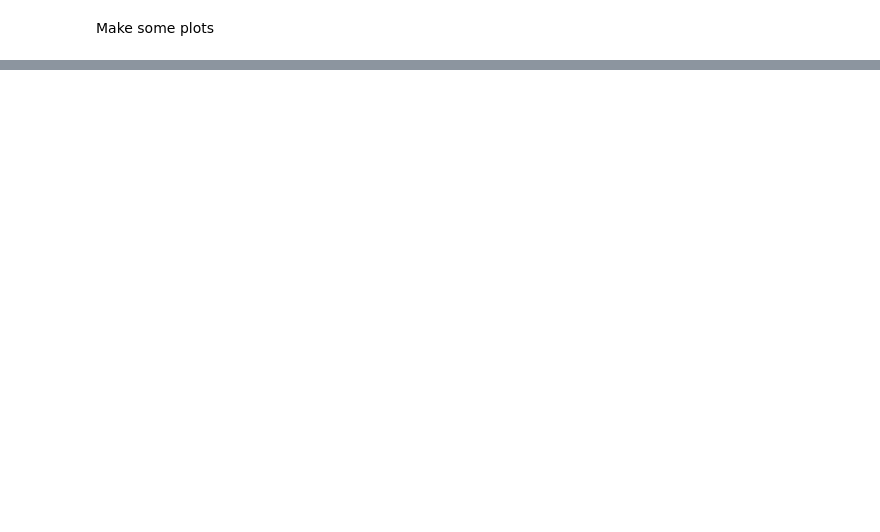
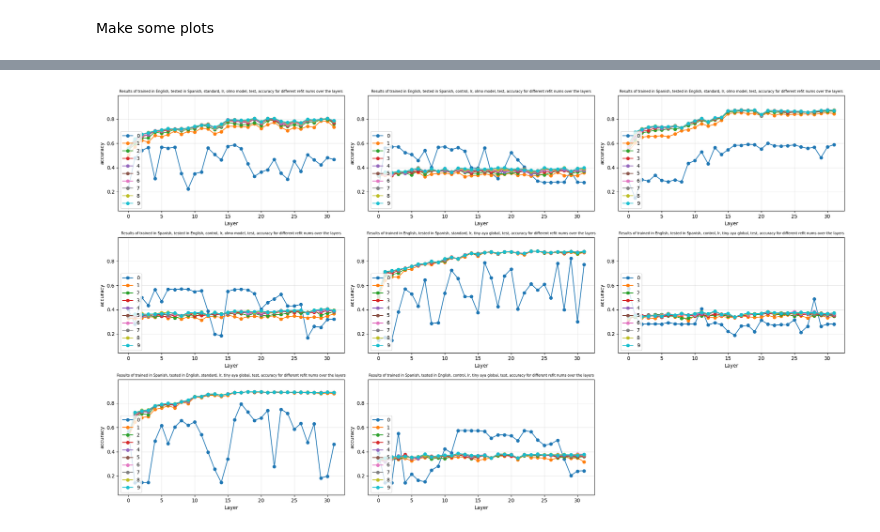
Before and after one commit to Zawezu/probing_nli, a Jupyter notebook: experiments_manager.ipynb, the cells around one changed output, grey strips where cells are left out. Saved outputs shown, nothing was run; the diff lists cells and outputs as text; code cells hidden in the pictures; blank space fills up the shorter version.

```diff
--- a/experiments_manager.ipynb
+++ b/experiments_manager.ipynb
@@ -195,3 +314,15 @@ show_plots(model_names, ["test", "train"], language_pairs_as_strings, ["standard
+# %%
+show_plots(2,
+           model_names,
+           ["test"],
+           language_pairs_as_strings,
+           ["standard", "control"],
+           list(range(num_refits)),
+           metric="accuracy",
+           separate_chars_within_plot=["refit_num"]
+           )
+# %% [output]
+[figure, added]
 # %%
 # for model_name in model_names:
 #     for split in ["test", "train"]:
```
Also changed, not shown: parts of 11 cells of this notebook, 5 other files.
